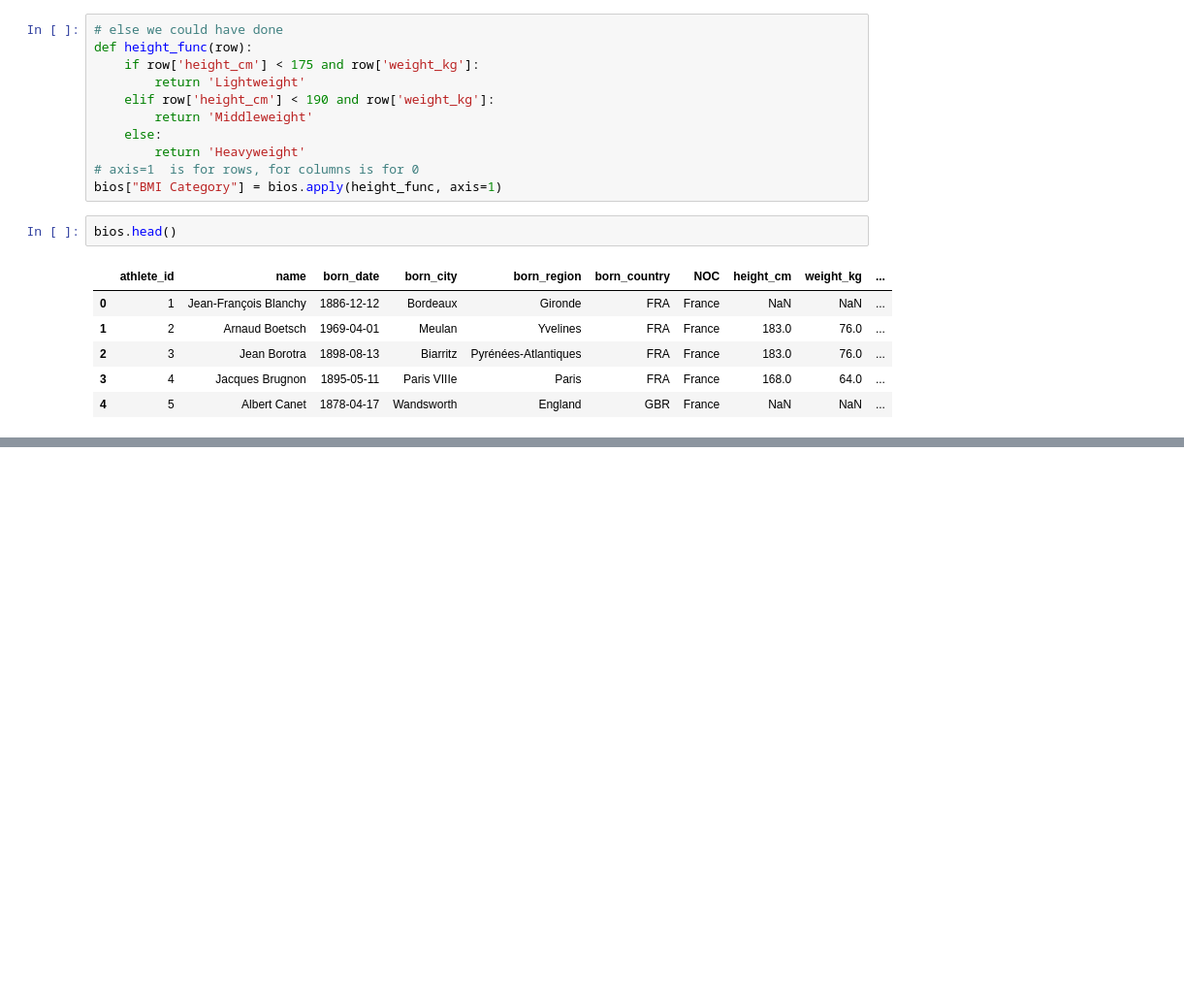
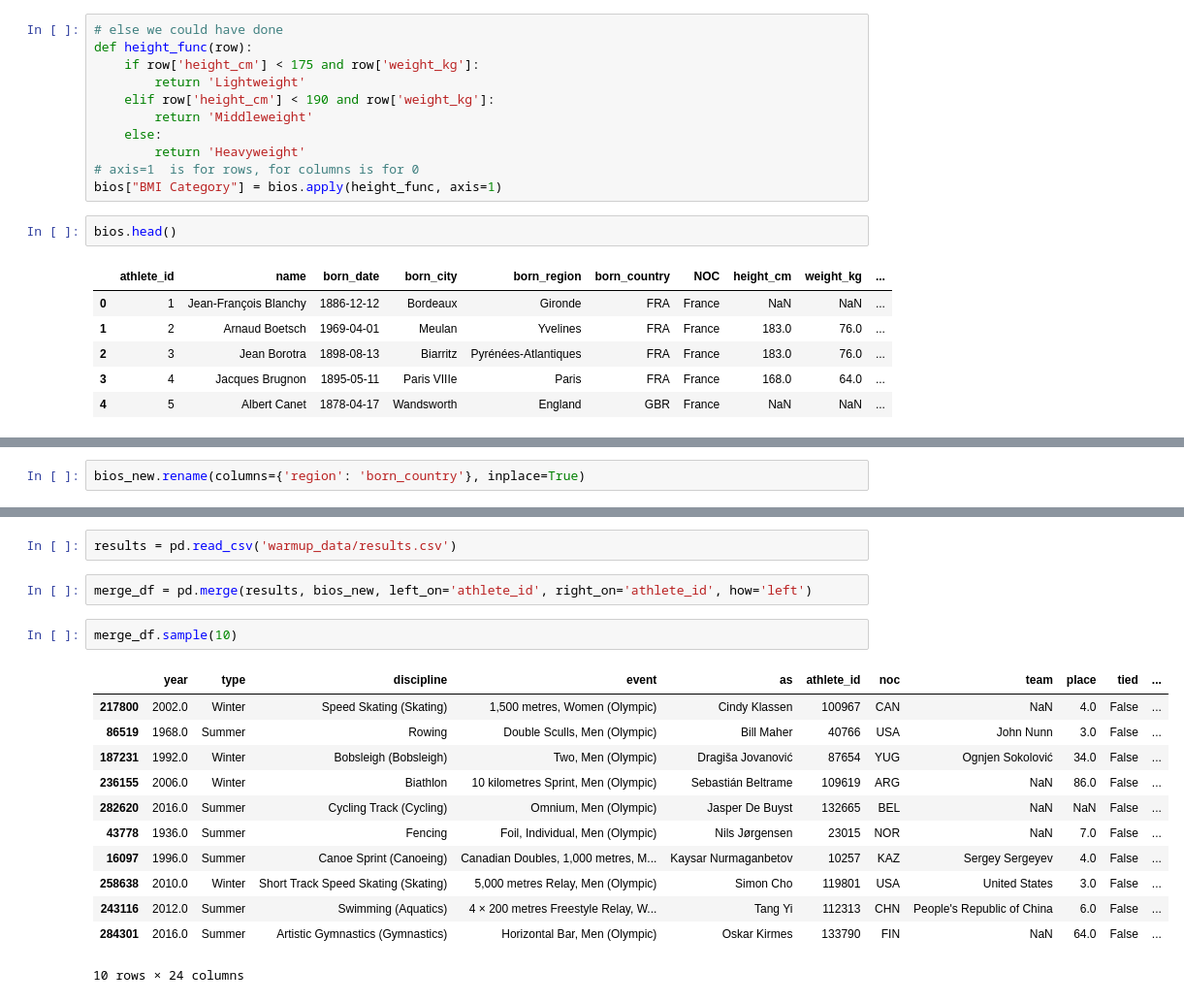
Before and after one commit to Soham-047/Data_Analysis, a Jupyter notebook: pandas.ipynb, the cells around one changed output, grey strips where cells are left out. Shown: that part at 97% size. Cells and saved outputs as stored; diff of their text form; blank space fills up the shorter version.

```diff
--- a/pandas.ipynb
+++ b/pandas.ipynb
@@ -375,0 +441,2 @@ bios.head()
+# %%
+bios_new.rename(columns={'region': 'born_country'}, inplace=True)
@@ -375,0 +506,19 @@ bios.head()
+# %%
+results = pd.read_csv('warmup_data/results.csv')
+# %%
+merge_df = pd.merge(results, bios_new, left_on='athlete_id', right_on='athlete_id', how='left')
+# %%
+merge_df.sample(10)
+# %% [output]
+|  | year | type | discipline | event | as | athlete_id | noc | team | place | tied | ... |
+| 217800 | 2002.0 | Winter | Speed Skating (Skating) | 1,500 metres, Women (Olympic) | Cindy Klassen | 100967 | CAN | NaN | 4.0 | False | ... |
+| 86519 | 1968.0 | Summer | Rowing | Double Sculls, Men (Olympic) | Bill Maher | 40766 | USA | John Nunn | 3.0 | False | ... |
+| 187231 | 1992.0 | Winter | Bobsleigh (Bobsleigh) | Two, Men (Olympic) | Dragiša Jovanović | 87654 | YUG | Ognjen Sokolović | 34.0 | False | ... |
+| 236155 | 2006.0 | Winter | Biathlon | 10 kilometres Sprint, Men (Olympic) | Sebastián Beltrame | 109619 | ARG | NaN | 86.0 | False | ... |
+| 282620 | 2016.0 | Summer | Cycling Track (Cycling) | Omnium, Men (Olympic) | Jasper De Buyst | 132665 | BEL | NaN | NaN | False | ... |
+| 43778 | 1936.0 | Summer | Fencing | Foil, Individual, Men (Olympic) | Nils Jørgensen | 23015 | NOR | NaN | 7.0 | False | ... |
+| 16097 | 1996.0 | Summer | Canoe Sprint (Canoeing) | Canadian Doubles, 1,000 metres, M... | Kaysar Nurmaganbetov | 10257 | KAZ | Sergey Sergeyev | 4.0 | False | ... |
+| 258638 | 2010.0 | Winter | Short Track Speed Skating (Skating) | 5,000 metres Relay, Men (Olympic) | Simon Cho | 119801 | USA | United States | 3.0 | False | ... |
+| 243116 | 2012.0 | Summer | Swimming (Aquatics) | 4 × 200 metres Freestyle Relay, W... | Tang Yi | 112313 | CHN | People's Republic of China | 6.0 | False | ... |
+| 284301 | 2016.0 | Summer | Artistic Gymnastics (Gymnastics) | Horizontal Bar, Men (Olympic) | Oskar Kirmes | 133790 | FIN | NaN | 64.0 | False | ... |
+10 rows × 24 columns
```
Also changed, not shown: parts of 30 cells of this notebook, 3 other files.
